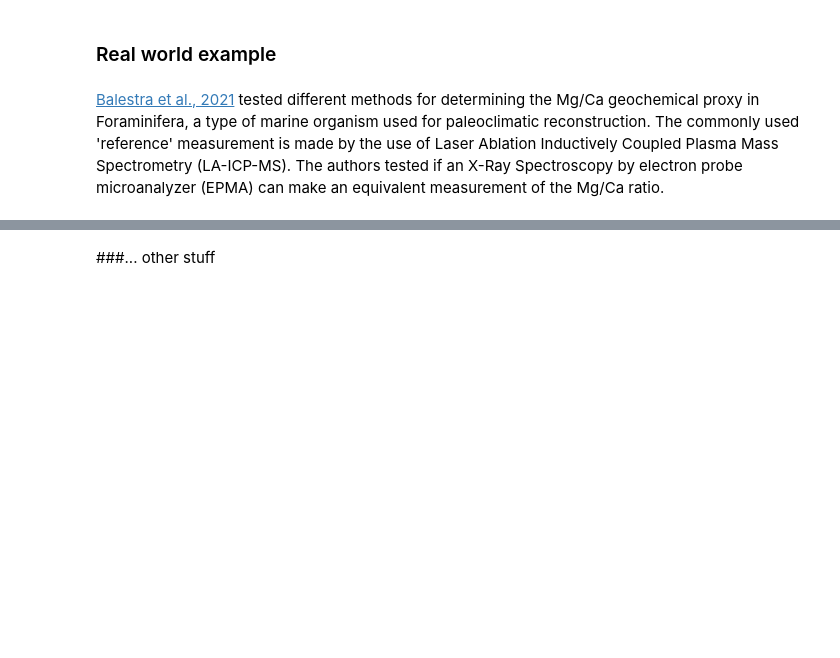
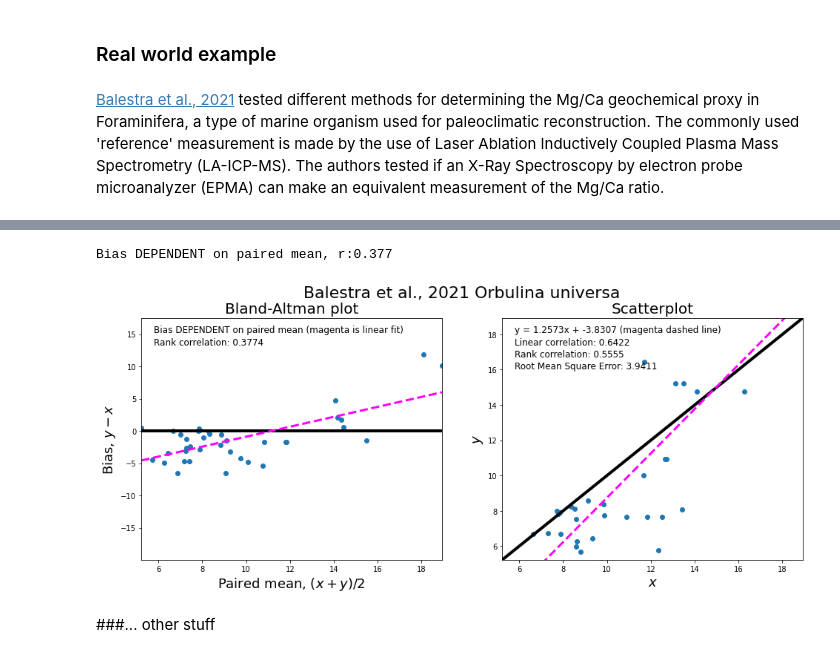
Before and after one commit to knobelsp/BlandAltman, a Jupyter notebook: BlandAltman.ipynb, the cells around one changed output, grey strips where cells are left out. Cells and saved outputs as stored; diff of their text form; code cells hidden in the pictures; blank space fills up the shorter version.

```diff
--- a/BlandAltman.ipynb
+++ b/BlandAltman.ipynb
@@ -415,3 +453,11 @@ In the example above, there is a scale dependent bias in that $y$ increases with
+# %%
+
+universa_epma=np.asarray(universa.data['O. universa Mg/Ca'])
+universa_laicpms=np.asarray(universa.data['O. universa Mg/Ca_3'])
+ba_universa=plot_BAvsScat(universa_laicpms,universa_epma,label='Balestra et al., 2021 Orbulina universa',scat=1)
+# %% [output]
+Bias DEPENDENT on paired mean, r:0.377
+[figure, added]
 # %% [markdown]
 ###... other stuff
 # %%
```
Also changed, not shown: parts of 10 cells of this notebook.
